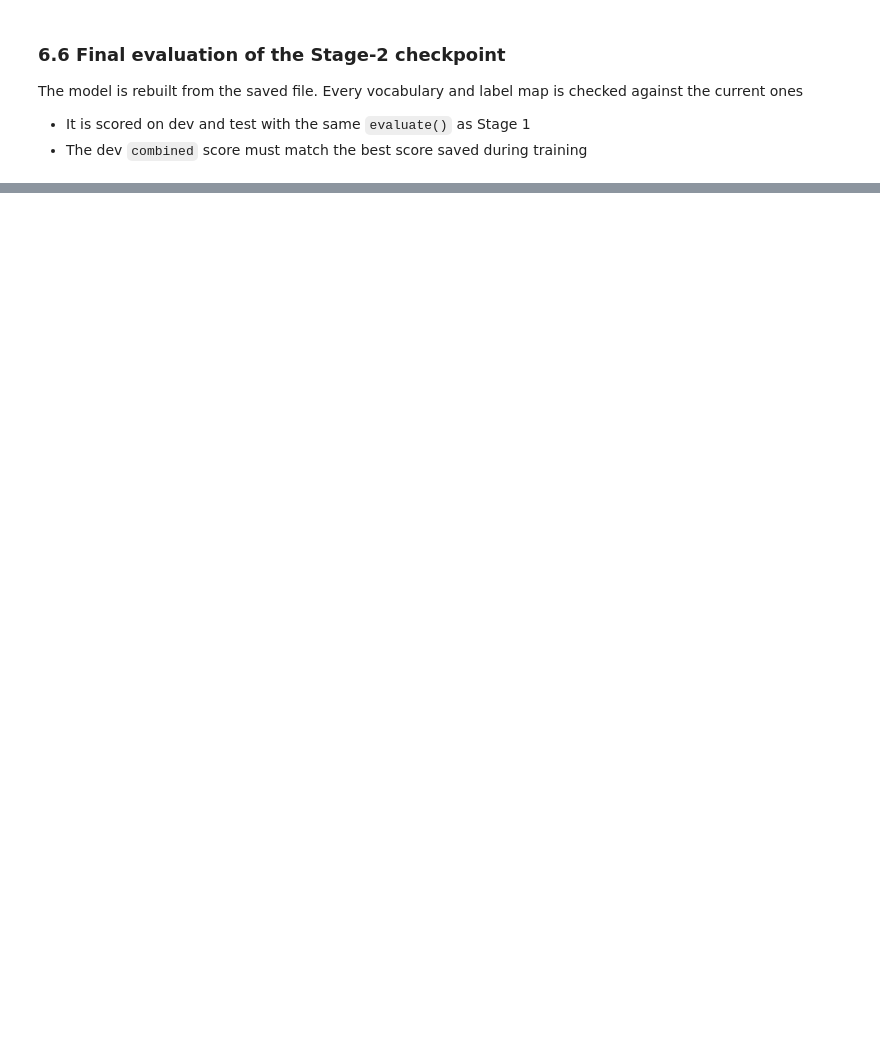
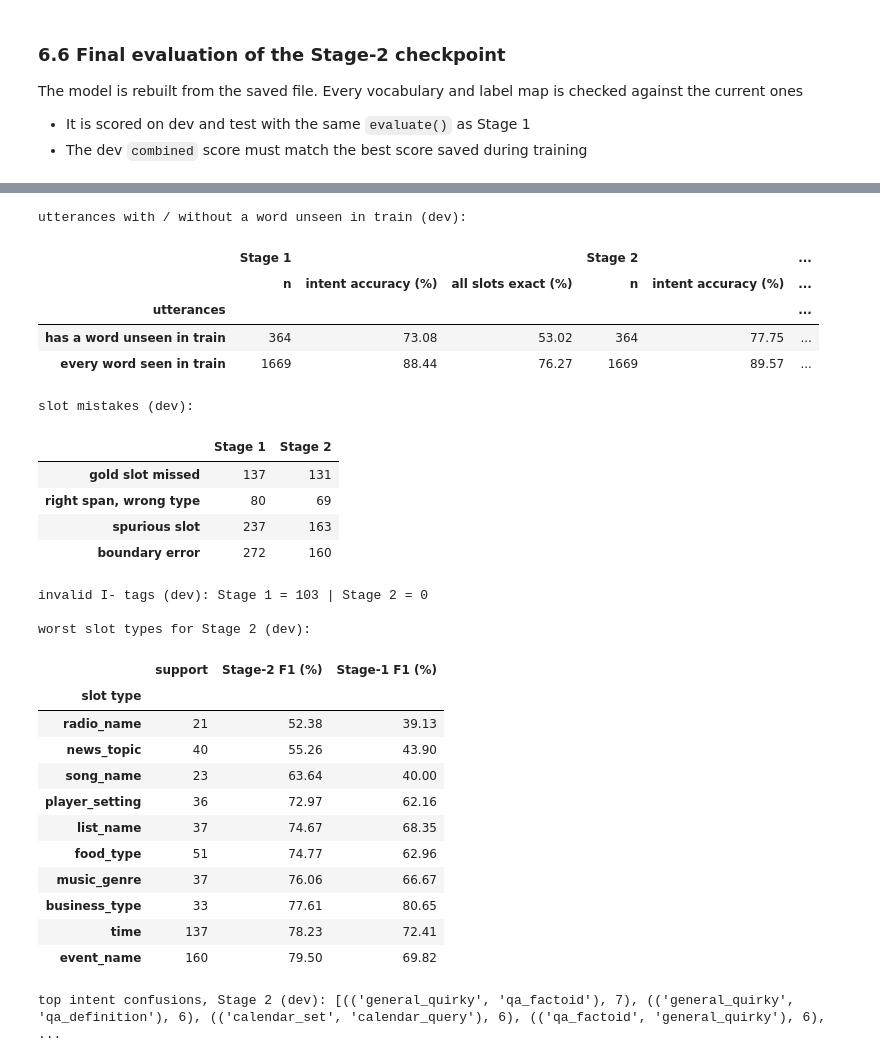
Before and after one commit to Jinyong01/SC4002-Natural-Language-Processing-Project, a Jupyter notebook: main.ipynb, the cells around one changed output, grey strips where cells are left out. Cells and saved outputs as stored; diff of their text form; code cells hidden in the pictures; blank space fills up the shorter version.

```diff
--- a/main.ipynb
+++ b/main.ipynb
@@ -1204,0 +1248,64 @@ print(f"[OK] dev combined {s2_scores['dev']['combined']:.2f} matches the best de
+# %%
+@torch.no_grad()
+def stage2_raw_tags(model, split):
+    """the stage-2 viterbi bio tags per utterance (before they are turned into spans)."""
+    model.eval()
+    seqs = [None] * len(data[split])
+    for batch in make_loader_s2(split, batch_size=64):
+        batch = to_device(batch)
+        _, emissions = model(batch)
+        for i, path in zip(batch["indices"].tolist(), model.crf.decode(emissions, batch["attention_mask"])):
+            seqs[i] = [tag_itos[t] for t in path]
+    return seqs
+
+
+base_dev_preds = predict(m, "dev")
+s2_dev_preds = s2_preds["dev"]
+
+print("utterances with / without a word unseen in train (dev):")
+display(pd.concat({"Stage 1": oov_breakdown(data["dev"], base_dev_preds).set_index("utterances"),
+                   "Stage 2": oov_breakdown(data["dev"], s2_dev_preds).set_index("utterances")}, axis=1))
+
+print("slot mistakes (dev):")
+display(pd.DataFrame({"Stage 1": slot_error_breakdown(data["dev"], base_dev_preds),
+                      "Stage 2": slot_error_breakdown(data["dev"], s2_dev_preds)}).fillna(0).astype(int))
+
+print(f"invalid I- tags (dev): Stage 1 = {count_invalid_bio(baseline_raw_tags(m, 'dev'))} | "
+      f"Stage 2 = {count_invalid_bio(stage2_raw_tags(s2_m, 'dev'))}")
+
+print("\nworst slot types for Stage 2 (dev):")
+display(per_slot_f1(data["dev"], s2_dev_preds).set_index("slot type").rename(columns={"F1 (%)": "Stage-2 F1 (%)"})
+        .join(per_slot_f1(data["dev"], base_dev_preds).set_index("slot type")["F1 (%)"].rename("Stage-1 F1 (%)"))
+        .head(10))
+
+print("top intent confusions, Stage 2 (dev):",
+      Counter((ex["intent"], p["intent"]) for ex, p in zip(data["dev"], s2_dev_preds) if ex["intent"] != p["intent"]).most_common(6))
+# %% [output]
+utterances with / without a word unseen in train (dev):
+|  | Stage 1 |  |  | Stage 2 |  | ... |
+|  | n | intent accuracy (%) | all slots exact (%) | n | intent accuracy (%) | ... |
+| utterances |  |  |  |  |  | ... |
+| has a word unseen in train | 364 | 73.08 | 53.02 | 364 | 77.75 | ... |
+| every word seen in train | 1669 | 88.44 | 76.27 | 1669 | 89.57 | ... |
+slot mistakes (dev):
+|  | Stage 1 | Stage 2 |
+| gold slot missed | 137 | 131 |
+| right span, wrong type | 80 | 69 |
+| spurious slot | 237 | 163 |
+| boundary error | 272 | 160 |
+invalid I- tags (dev): Stage 1 = 103 | Stage 2 = 0
+
+worst slot types for Stage 2 (dev):
+|  | support | Stage-2 F1 (%) | Stage-1 F1 (%) |
+| slot type |  |  |  |
+| radio_name | 21 | 52.38 | 39.13 |
+| news_topic | 40 | 55.26 | 43.90 |
+| song_name | 23 | 63.64 | 40.00 |
+| player_setting | 36 | 72.97 | 62.16 |
+| list_name | 37 | 74.67 | 68.35 |
+| food_type | 51 | 74.77 | 62.96 |
+| music_genre | 37 | 76.06 | 66.67 |
+| business_type | 33 | 77.61 | 80.65 |
+| time | 137 | 78.23 | 72.41 |
+| event_name | 160 | 79.50 | 69.82 |
+top intent confusions, Stage 2 (dev): [(('general_quirky', 'qa_factoid'), 7), (('general_quirky', 'qa_definition'), 6), (('calendar_set', 'calendar_query'), 6), (('qa_factoid', 'general_quirky'), 6),  ...
```
Also changed, not shown: parts of 8 cells of this notebook.
